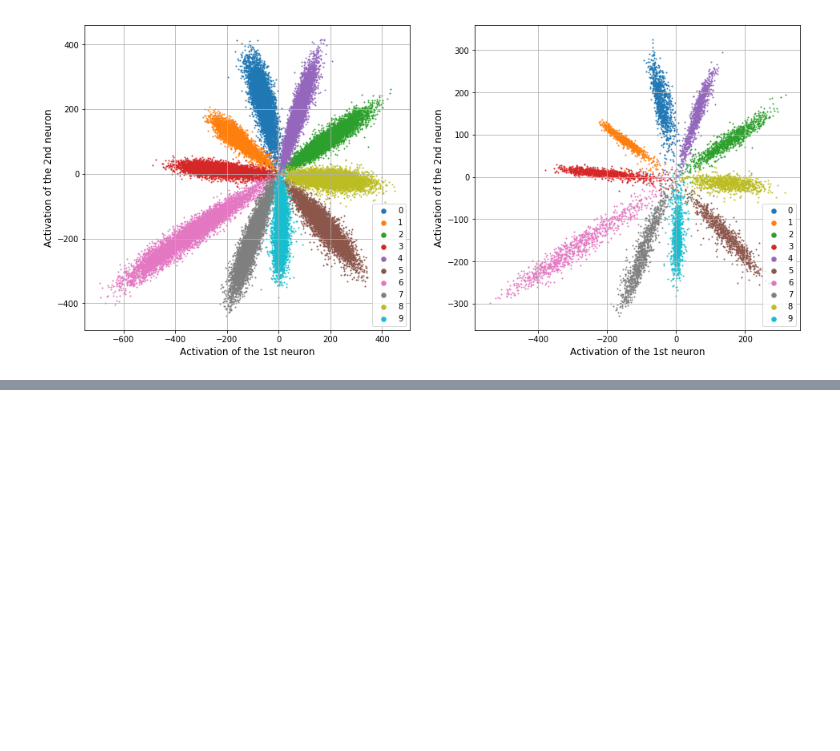
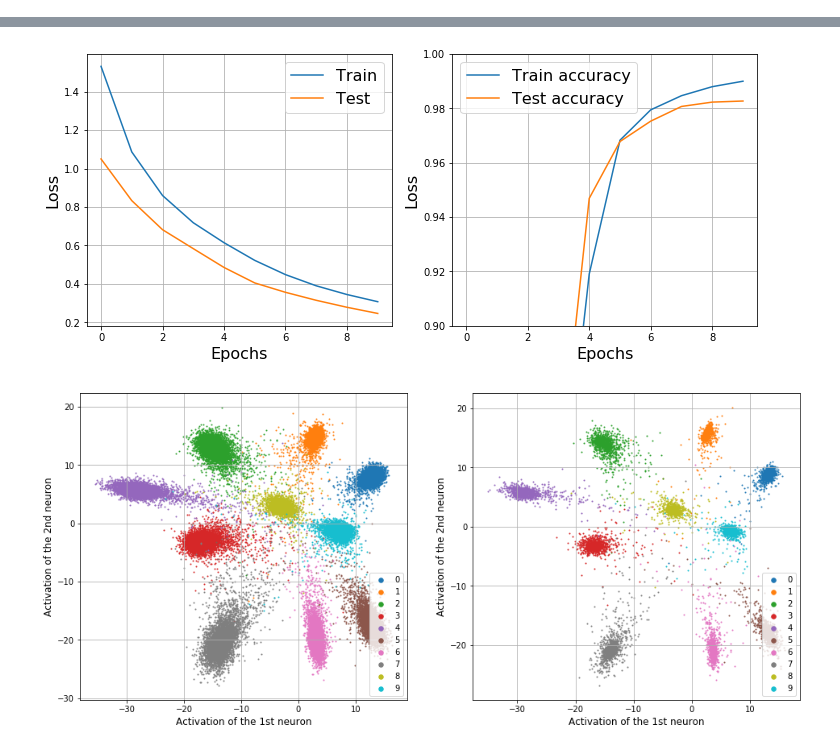
Before and after one commit to IvanMaz/center_loss, a Jupyter notebook: center_loss.ipynb, the cells around one changed output, grey strips where cells are left out. Saved outputs shown, nothing was run; the diff lists cells and outputs as text; code cells hidden in the pictures; blank space fills up the shorter version.

Commit message:
added center loss, first try

```diff
--- a/center_loss.ipynb
+++ b/center_loss.ipynb
@@ -76,7 +109,7 @@ class LeNet_plus(nn.Module):
 
         x = x.view(x.size(0), -1)
 
-        x = self.act7(self.fc1(x))
-        x = F.log_softmax(self.fc2(x))
+        feat = self.act7(self.fc1(x))
+        x = F.log_softmax(self.fc2(feat))
 
-        return x
+        return feat, x
@@ -83,8 +131,8 @@ class LeNet_plus(nn.Module):
 # %%
-def train(network, optimizer, epochs):
+def train(network, device, center_loss, optimizer, center_optimizer, epochs, lambda_):
     global test_marks, train_marks
 
-    loss = nn.NLLLoss()
+    nll_loss = nn.NLLLoss()
 
     train_loss_epochs = []
     test_loss_epochs = []
@@ -102,11 +150,14 @@ def train(network, optimizer, epochs):
                 batch_marks.extend(y.numpy())
                 X, y = X.to(device), y.to(device)
                 network.zero_grad()
-                prediction = network(X)
-                loss_batch = loss(prediction, y)
+                center_loss.zero_grad()
+
+                deep_feat, prediction = network(X)
+                loss_batch = nll_loss(prediction, y) + lambda_ * center_loss(y, deep_feat)
                 losses.append(loss_batch.data[0])
                 loss_batch.backward()
                 optimizer.step()
+                center_optimizer.step()
                 accuracies.append((np.argmax(prediction.cpu().data.numpy(), 1)==y.cpu().data.numpy()).mean())
 
                 if batch_idx % 10 == 0:
@@ -126,8 +177,8 @@ def train(network, optimizer, epochs):
             for X, y in test_loader:
                 batch_marks.extend(y.numpy())
                 X, y = X.to(device), y.to(device)
-                prediction = network(X)
-                loss_batch = loss(prediction, y)
+                ip1, prediction = network(X)
+                loss_batch = nll_loss(prediction, y) + lambda_ * center_loss(y, ip1)
                 losses.append(loss_batch.data[0])
                 accuracies.append((np.argmax(prediction.cpu().data.numpy(), 1)==y.cpu().data.numpy()).mean())
 
@@ -163,9 +214,15 @@ def get_out(self, input, output):
     global conv_out
     conv_out = np.concatenate((conv_out, output.cpu().data.numpy()), axis=0)
 # %%
-device = torch.device("cuda" if torch.cuda.is_available() else "cpu")
+def init_net_and_train(lambda_=0):
+    device = torch.device("cuda" if torch.cuda.is_available() else "cpu")
 
-network = LeNet_plus().to(device)
-optimizer = optim.Adam(network.parameters(), lr=1e-4)
+    network = LeNet_plus().to(device)
+    optimizer = optim.Adam(network.parameters(), lr=1e-4)
 
-network.fc1.register_forward_hook(get_out)
+    centerloss = CenterLoss(10,2).to(device)
+    center_optimizer = optim.SGD(centerloss.parameters(), lr =0.5)
+
+    network.fc1.register_forward_hook(get_out)
+
+    train(network, device, centerloss, optimizer, center_optimizer, epochs=10, lambda_=lambda_)
@@ -199,33 +256,8 @@ Epoch 19. (Train/Test) Average loss: 0.0344/0.1130      Accuracy: 0.9920/0.9830
-# %%
-last_conv_out = conv_out[-70000:]
-plt.figure(figsize=(16, 7))
-
-colors = ['C0','C1','C2','C3','C4','C5','C6','C7','C8','C9']
-plt.subplot(1, 2, 1)
-for label in range(10):
-    plt.scatter(last_conv_out[:60000, 0][np.array(train_marks[-1])==label],
-                last_conv_out[:60000, 1][np.array(train_marks[-1])==label],
-                s=1, c=colors[label])
-
-lgnd = plt.legend(['0', '1', '2', '3', '4', '5', '6', '7', '8', '9'], loc="lower right")
-for idx in range(10):
-    lgnd.legendHandles[idx]._sizes = [30]
-plt.xlabel('Activation of the 1st neuron', fontsize=12)
-plt.ylabel('Activation of the 2nd neuron', fontsize=12)
-plt.grid('on')
-
-plt.subplot(1, 2, 2)
-for label in range(10):
-    plt.scatter(last_conv_out[-10000:, 0][np.array(test_marks[-1])==label],
-                last_conv_out[-10000:, 1][np.array(test_marks[-1])==label],
-                s=1, c=colors[label])
-
-lgnd = plt.legend(['0', '1', '2', '3', '4', '5', '6', '7', '8', '9'], loc="lower right")
-for idx in range(10):
-    lgnd.legendHandles[idx]._sizes = [30]
-plt.xlabel('Activation of the 1st neuron', fontsize=12)
-plt.ylabel('Activation of the 2nd neuron', fontsize=12)
-plt.grid('on')
-plt.show()
-# %% [output]
-[figure, removed]
+# %%
+conv_out = np.empty([0,2])
+test_marks = []
+train_marks = []
+
+init_net_and_train(1.0)
+plot(conv_out, train_marks, test_marks)
+# %% [output]
@@ -231,0 +281,2 @@ plt.show()
+[figure, added]
+[figure, added]
```
Also changed, not shown: parts of 8 cells of this notebook.
